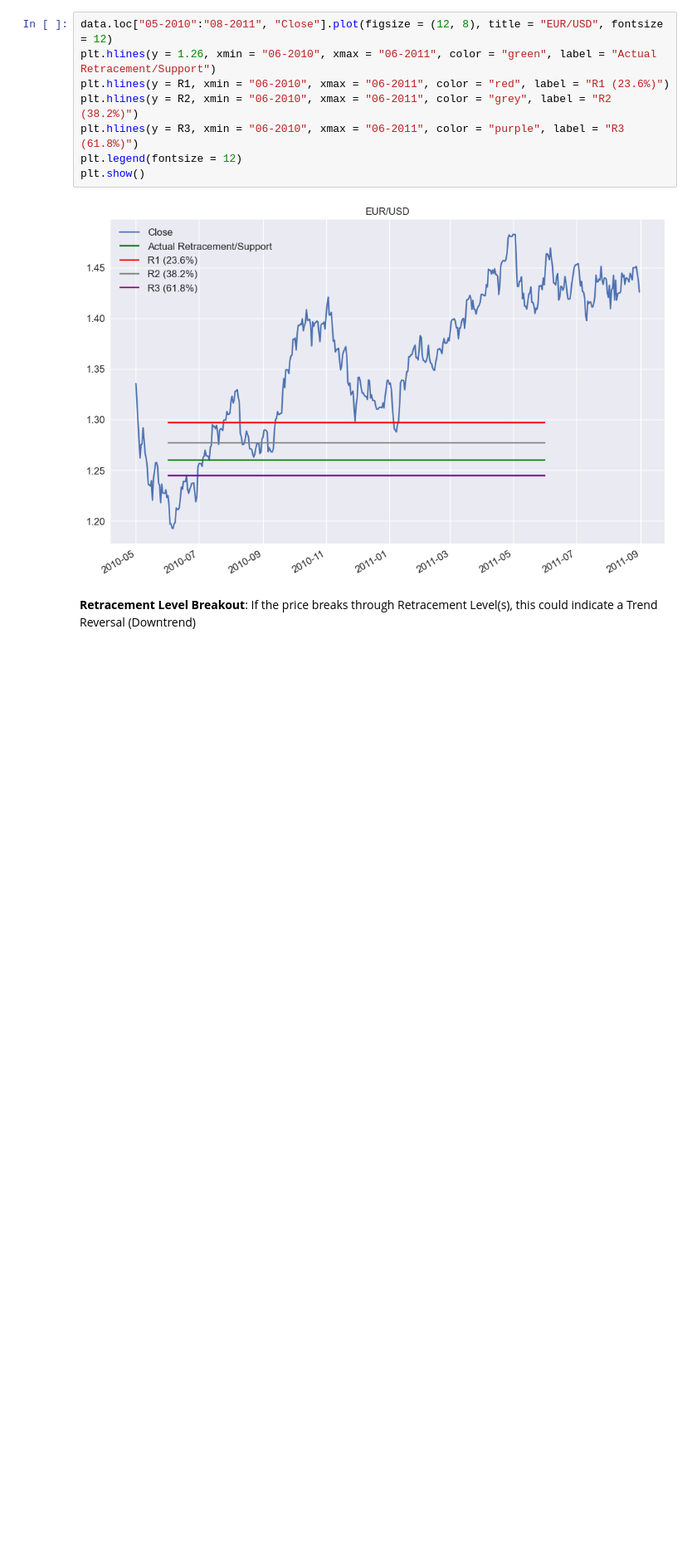
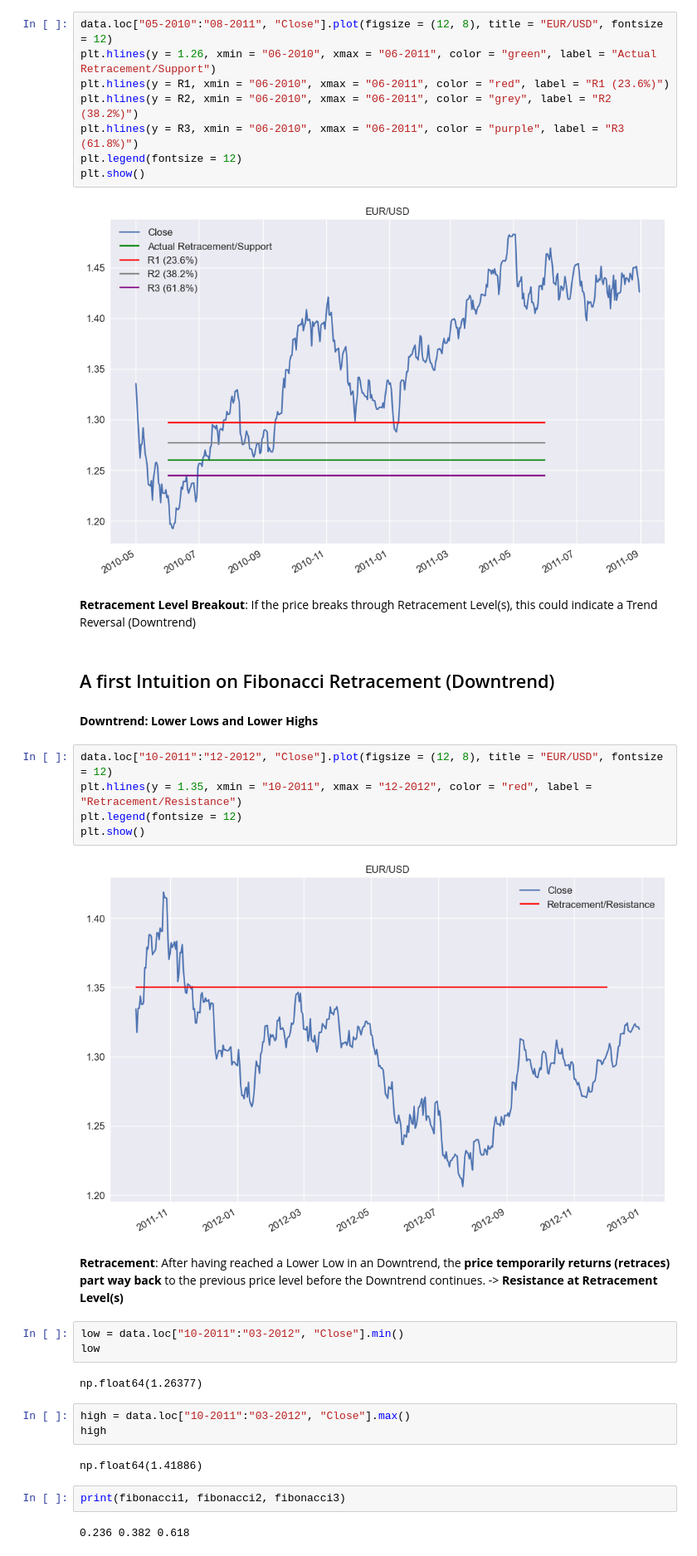
Before and after one commit to AvirukthGT/AlgoTrading, a Jupyter notebook: Fibonacci/Fibonacci.ipynb, the cells around one changed output. Shown at 83% size. Cells and saved outputs as stored; diff of their text form; blank space fills up the shorter version.

Commit message:
Downtrend Intuition

```diff
--- a/Fibonacci/Fibonacci.ipynb
+++ b/Fibonacci/Fibonacci.ipynb
@@ -115,3 +115,30 @@ plt.show()
 [figure]
 # %% [markdown]
 __Retracement Level Breakout__: If the price breaks through Retracement Level(s), this could indicate a Trend Reversal (Downtrend)
+# %% [markdown]
+## A first Intuition on Fibonacci Retracement (Downtrend)
+# %% [markdown]
+__Downtrend: Lower Lows and Lower Highs__
+# %%
+data.loc["10-2011":"12-2012", "Close"].plot(figsize = (12, 8), title = "EUR/USD", fontsize = 12)
+plt.hlines(y = 1.35, xmin = "10-2011", xmax = "12-2012", color = "red", label = "Retracement/Resistance")
+plt.legend(fontsize = 12)
+plt.show()
+# %% [output]
+[figure, added]
+# %% [markdown]
+__Retracement__: After having reached a Lower Low in an Downtrend, the __price temporarily returns (retraces) part way back__ to the previous price level before the Downtrend continues. -> __Resistance at Retracement Level(s)__
+# %%
+low = data.loc["10-2011":"03-2012", "Close"].min()
+low
+# %% [output]
+np.float64(1.26377)
+# %%
+high = data.loc["10-2011":"03-2012", "Close"].max()
+high
+# %% [output]
+np.float64(1.41886)
+# %%
+print(fibonacci1, fibonacci2, fibonacci3)
+# %% [output]
+0.236 0.382 0.618
```
Also changed, not shown: parts of 5 cells of this notebook.
